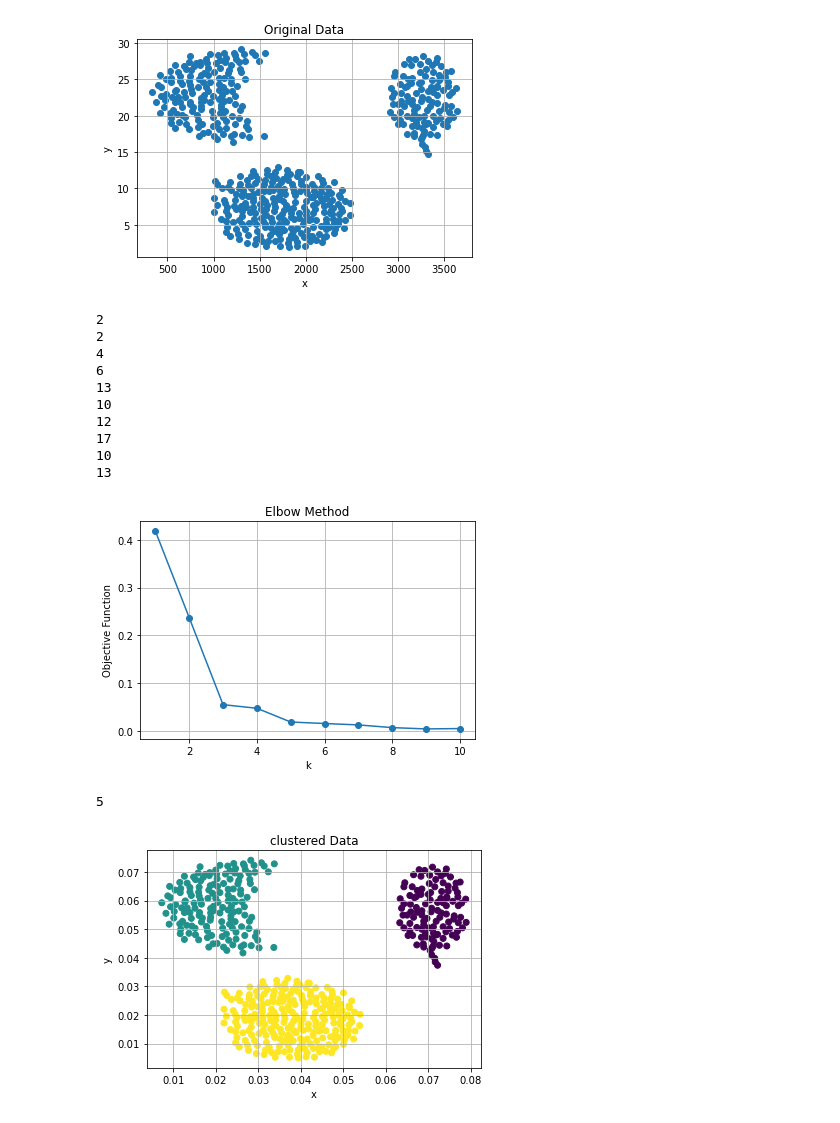
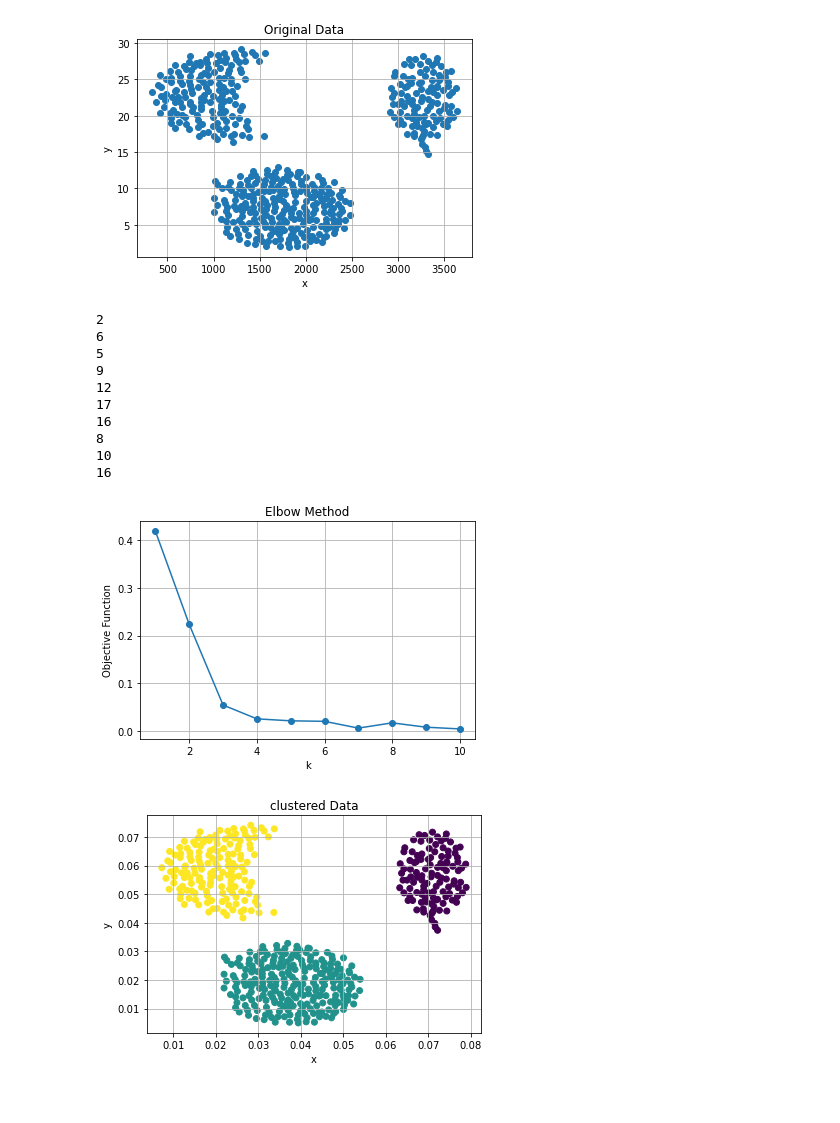
Before and after one commit to batataazul/projects_MachineLearning, a Jupyter notebook: project1/Notebooks/kMeans.ipynb, the cells around one changed output. Drawn from its saved outputs; the diff is of its cells as text; code cells hidden in the pictures.

Commit message:
Kmeans second dataset probably workin

```diff
--- a/project1/Notebooks/kMeans.ipynb
+++ b/project1/Notebooks/kMeans.ipynb
@@ -157,11 +157,13 @@ if(exist):
 # %% [output]
 [figure]
 # %%
-def elbow(dataset,path):
+def elbow(dataset,path,r):
     ks = []
     Js = []
-    for k in range(1,11):
-        nDataset = kmeans(dataset,k)
+    results = []
+    for k in range(1,r+1):
+        dataset = kmeans(dataset,k)
+        results.append(copy.deepcopy(dataset))
         Js.append(getObjectiveFunction(3,dataset["centers"],dataset))
         ks.append(k)
         dataset["cluster"] = [-1]*len(dataset["matrix"][0])
@@ -171,5 +173,6 @@ def elbow(dataset,path):
     plt.ylabel("Objective Function")
     plt.grid(True)
     plt.savefig(path)
+    return results
 # %%
 def printKmeans(dataset,k,path,printable):
@@ -188,19 +204,19 @@ def print2d(dataset,path):
 # %%
-elbow(nDataset,"../images/Elbow1.png")
+results1 = elbow(nDataset,"../images/Elbow1.png",10)
 # %% [output]
 2
-2
-4
 6
-13
-10
+5
+9
 12
 17
+16
+8
 10
-13
+16
-[figure, old version]
+[figure, new version]
 # %%
-printKmeans(nDataset,3,"../images/clusteredData1.png",print2d)
+#printKmeans(results1[2],3,"../images/clusteredData1.png",print2d)
+print2d(results1[2],"../images/clusteredData1.png")
 # %% [output]
-5
-[figure, old version]
+[figure, new version]
```
Also changed, not shown: parts of 11 cells of this notebook, 10 other files.
